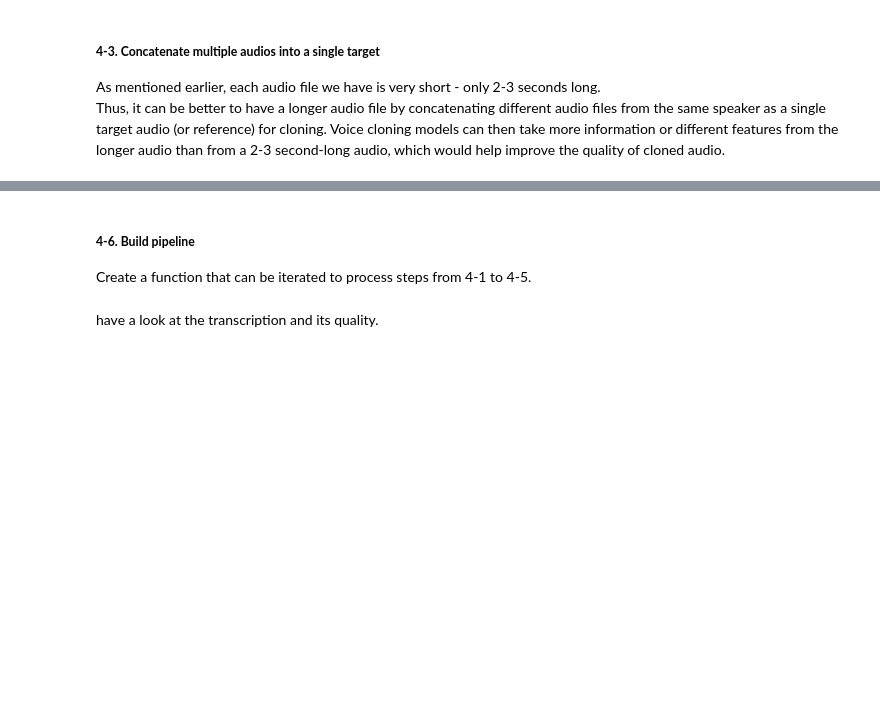
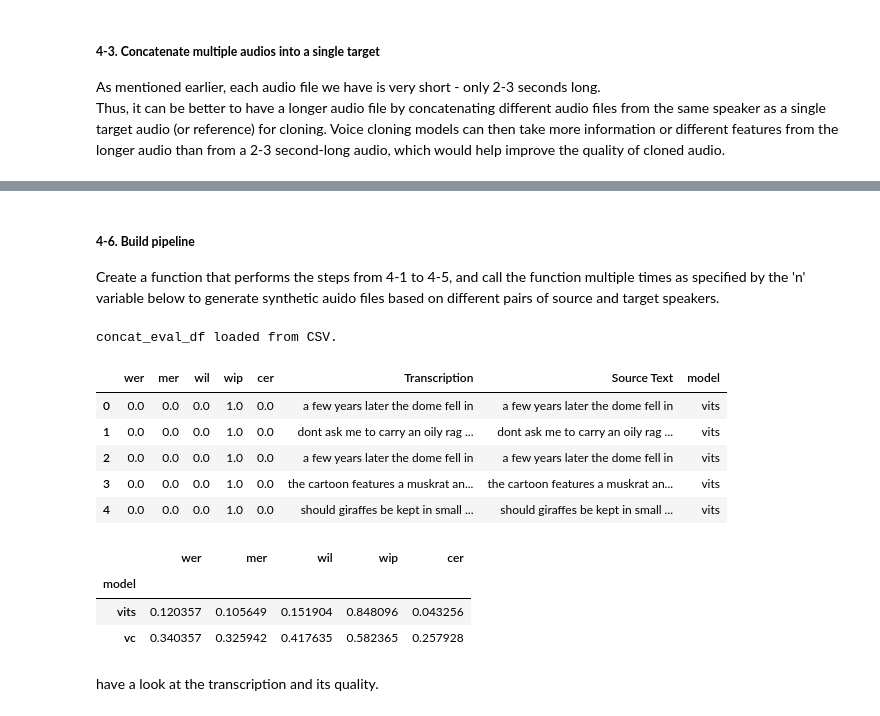
Before and after one commit to henryhyunwookim/Voice-Cloning-and-Fake-Audio-Detection, a Jupyter notebook: VoiceCloningAndFakeAudioDetection.ipynb, the cells around one changed output, grey strips where cells are left out. Drawn from its saved outputs; the diff is of its cells as text; code cells hidden in the pictures; blank space fills up the shorter version.

```diff
--- a/VoiceCloningAndFakeAudioDetection.ipynb
+++ b/VoiceCloningAndFakeAudioDetection.ipynb
@@ -380,4 +393,4 @@ Create a dictionary for evaluating the quality of transcriptions of the cloned a
 # %% [markdown]
 ##### <b>4-6. Build pipeline</b>
 
-Create a function that can be iterated to process steps from 4-1 to 4-5.
+Create a function that performs the steps from 4-1 to 4-5, and call the function multiple times as specified by the 'n' variable below to generate synthetic auido files based on different pairs of source and target speakers.
@@ -431,2 +397,39 @@ Create a function that can be iterated to process steps from 4-1 to 4-5.
+# %%
+# %%capture captured
+# The outputs can be accessed by calling captured().
+
+n = 10
+concat_eval_path = f'{save_dir}/concat_eval_df.csv'
+
+if os.path.exists(concat_eval_path):
+    concat_eval_df = pd.read_csv(concat_eval_path)
+    print('concat_eval_df loaded from CSV.')
+else:
+    concat_eval_df\
+        = clone_voice_and_evaluate(n, audio_path, root_dir, timit_dir, stratified_sample_df, target_concat_dir,
+            add_silence=0, n_duplicate_concat=1, vc_tools=['voice_cloning', 'en_tts'], en_tts_models=['vits'],
+            noise_reduction=True, adjust_decibel=0, progress_bar=False, gpu=True)
+
+    concat_eval_df.to_csv(concat_eval_path, index=False)
+    print('concat_eval_df saved as CSV.')
+
+concat_eval_df.head()
+# %% [output]
+concat_eval_df loaded from CSV.
+|  | wer | mer | wil | wip | cer | Transcription | Source Text | model |
+| 0 | 0.0 | 0.0 | 0.0 | 1.0 | 0.0 | a few years later the dome fell in | a few years later the dome fell in | vits |
+| 1 | 0.0 | 0.0 | 0.0 | 1.0 | 0.0 | dont ask me to carry an oily rag ... | dont ask me to carry an oily rag ... | vits |
+| 2 | 0.0 | 0.0 | 0.0 | 1.0 | 0.0 | a few years later the dome fell in | a few years later the dome fell in | vits |
+| 3 | 0.0 | 0.0 | 0.0 | 1.0 | 0.0 | the cartoon features a muskrat an... | the cartoon features a muskrat an... | vits |
+| 4 | 0.0 | 0.0 | 0.0 | 1.0 | 0.0 | should giraffes be kept in small ... | should giraffes be kept in small ... | vits |
+# %%
+warnings.filterwarnings('ignore', category=FutureWarning)
+
+concat_eval_df.groupby('model').mean().sort_values(eval_cols, ascending=[True, True, True, False, True])
+# %% [output]
+|  | wer | mer | wil | wip | cer |
+| model |  |  |  |  |  |
+| vits | 0.120357 | 0.105649 | 0.151904 | 0.848096 | 0.043256 |
+| vc | 0.340357 | 0.325942 | 0.417635 | 0.582365 | 0.257928 |
 # %% [markdown]
 have a look at the transcription and its quality.
```
Also changed, not shown: parts of 17 cells of this notebook.
